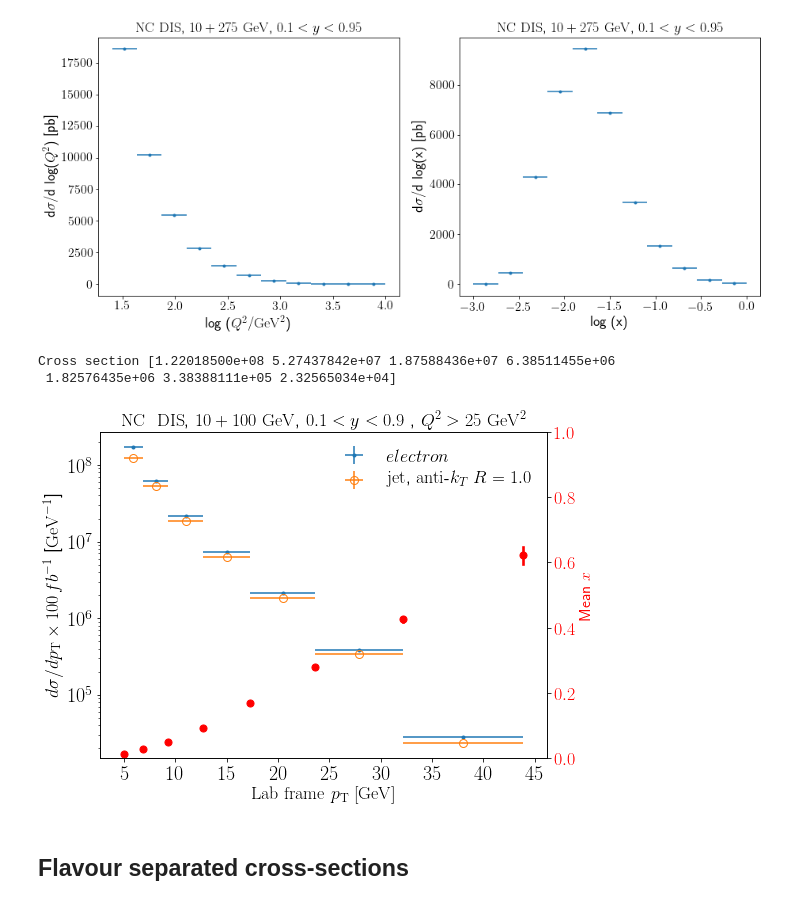
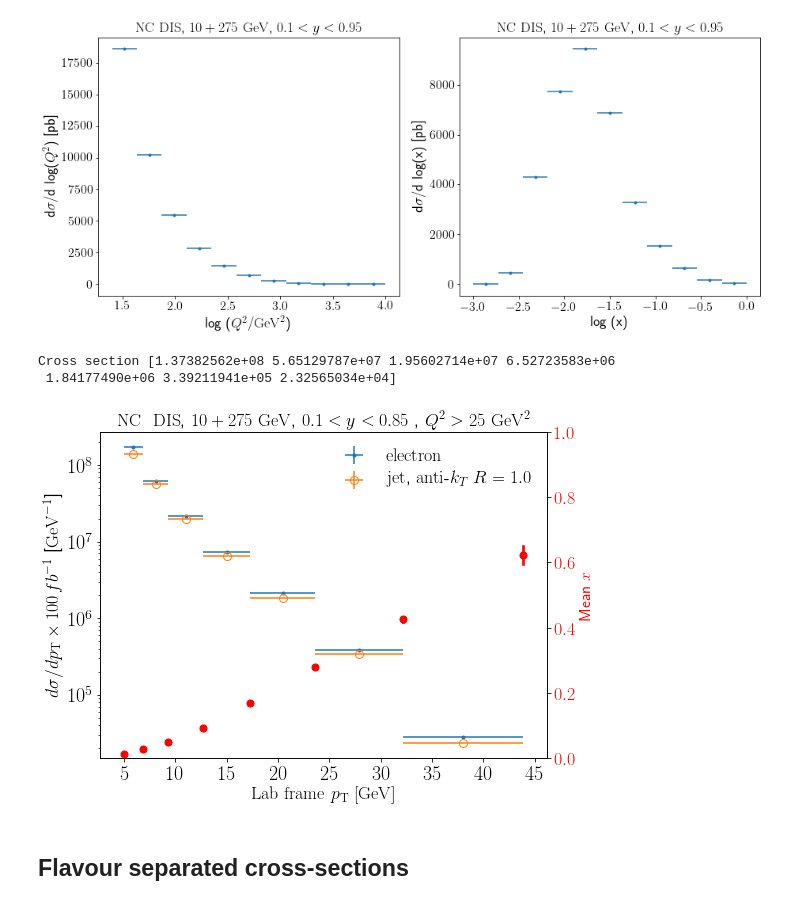
Before and after one commit to miguelignacio/eicsim, a Jupyter notebook: NC_CrossSection.ipynb, the cells around one changed output. Drawn from its saved outputs; the diff is of its cells as text; code cells hidden in the pictures.

```diff
--- a/NC_CrossSection.ipynb
+++ b/NC_CrossSection.ipynb
@@ -123,7 +121,7 @@ def applyCutsJets(df):
     temp = applyCut(temp, '0.1 < y < 0.85', '0.1 < y < 0.85')
     temp = applyCut(temp, 'Q2>25', 'Q2>25')
     temp = applyCut(temp, 'jet_pt>5', 'jet_pt>5')
-    temp = applyCut(temp, 'dphi_e_jet > 2.74', 'dphi_e_jet>3.14159-0.4')
+    #temp = applyCut(temp, 'dphi_e_jet > 2.74', 'dphi_e_jet>3.14159-0.4')
     #temp = applyCut(temp, 'Q2>100.0', ' Q2>100.0')
 
     temp.eval('dphi = 3.14159-dphi_e_jet', inplace=True)
@@ -253,7 +250,7 @@ yerr = np.sqrt(y)
 y = y/(xerr*2.0)
 yerr = yerr/(xerr*2.0)
 
-plt.errorbar(x,y, yerr=yerr,  xerr = xerr, fmt='.',ls='none',label=r'$electron$')
+plt.errorbar(x,y, yerr=yerr,  xerr = xerr, fmt='.',ls='none',label=r'$\mathrm{electron}$')
 
 
 y, x  = np.histogram(df_jet.query('jet_pt>5')['jet_pt'],bins=np.logspace(np.log10(minpt),np.log10(maxpt),nbins))
@@ -267,37 +264,37 @@ y = y/(xerr*2.0)
 yerr = yerr/(xerr*2.0)
 print 'Cross section', y
 plt.errorbar(x,y, yerr=yerr,xerr = xerr, fmt='o',ls='none',markersize=8,fillstyle='none',label='$\mathrm{jet}$, $\mathrm{anti}$-$k_{T}$ $R=1.0$')
 
 plt.yscale('log')
 ax1.set_xlabel(r'$\mathrm{Lab}$\ $\mathrm{frame}$ $p_{\mathrm{T}}$ $\mathrm{[GeV]}$' ,fontsize=18)
 ax1.set_ylabel(r'$d\sigma/d p_{\mathrm{T}} \times 100 \, fb^{-1}$ [$\mathrm{GeV^{-1}}$]', fontsize=18)
-plt.title('$\mathrm{NC}$ \ $\mathrm{DIS}$, $10+100$\ $\mathrm{GeV}$, $0.1 < y < 0.9$ , $Q^2 > 25\ \mathrm{GeV^2}$',   fontsize=18)
+plt.title('$\mathrm{NC}$ \ $\mathrm{DIS}$, $10+275$\ $\mathrm{GeV}$, $0.1 < y < 0.85$ , $Q^2 > 25\ \mathrm{GeV^2}$',   fontsize=18)
 plt.yticks(fontsize=18)
 plt.xticks(fontsize=18)
 plt.legend(loc='best',frameon=False,fontsize=18)#bbox_to_anchor=(0.40, 0.85
 
 ax1.tick_params('both',labelsize=20)
 
 ###Mean x vs pT
 ax2 = ax1.twinx()
 ax2.tick_params(axis='y', labelcolor='red')
 sns.regplot(df['e_pt'], df['x'], x_bins=np.logspace(np.log10(minpt),np.log10(maxpt),nbins),fit_reg=None,color='red')
 ax2.set_ylabel('Mean $x$' ,color='red',fontsize=16)
 plt.yticks(fontsize=18)
 plt.xticks(fontsize=18)
 ax2.set_ylim([0.0,1.0])
 #ax2.scale('log')
 
 
 
 plt.savefig('CrossSection_NC.png', bbox_inches='tight')
 plt.savefig('CrossSection_NC.pdf', bbox_inches='tight')
 
 plt.legend(loc='best',frameon=False,fontsize=15,bbox_to_anchor=(0.40, 0.85))
 # %% [output]
-Cross section [1.22018500e+08 5.27437842e+07 1.87588436e+07 6.38511455e+06
- 1.82576435e+06 3.38388111e+05 2.32565034e+04]
+Cross section [1.37382562e+08 5.65129787e+07 1.95602714e+07 6.52723583e+06
+ 1.84177490e+06 3.39211941e+05 2.32565034e+04]
-[figure, old version]
+[figure, new version]
 # %% [markdown]
 ## Flavour separated cross-sections
 # %%
```
Also changed, not shown: parts of 21 cells of this notebook, 1 other file.
